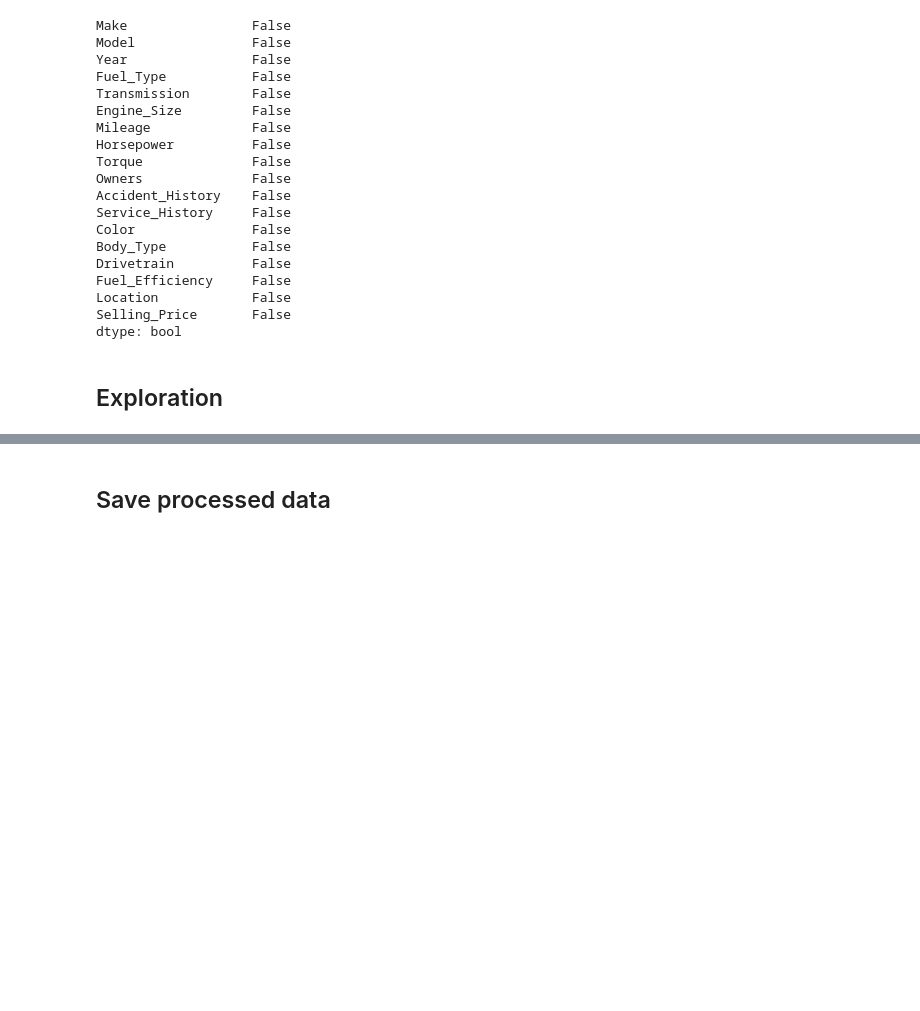
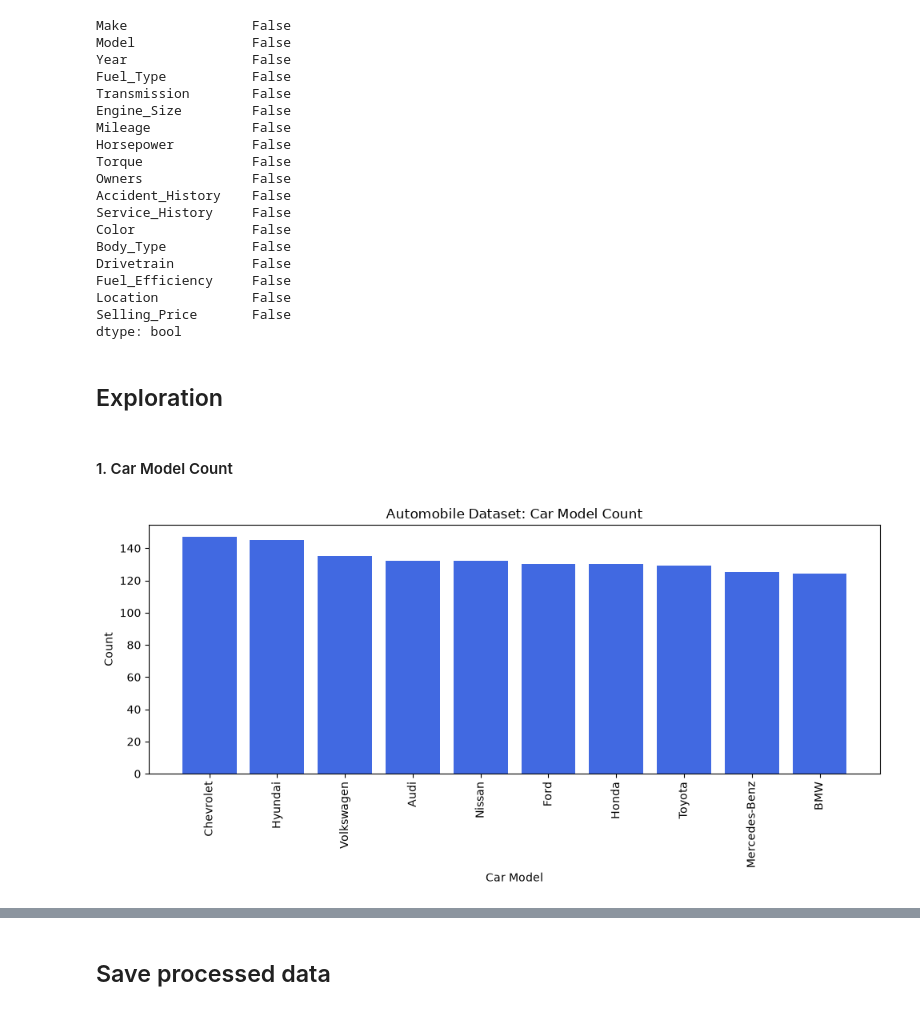
Before and after one commit to Miguel153891/SDOML-project, a Jupyter notebook: notebooks/data_exploration.ipynb, the cells around one changed output, grey strips where cells are left out. Saved outputs shown, nothing was run; the diff lists cells and outputs as text; code cells hidden in the pictures; blank space fills up the shorter version.

Commit message:
Añadir visualizaciones
- Histograma
- Heatmap
- Pruebas scatterplot
- Boxplot por categoría
- Seaborn pairplot experiments

```diff
--- a/notebooks/data_exploration.ipynb
+++ b/notebooks/data_exploration.ipynb
@@ -220,3 +221,16 @@ Selling_Price       False
 dtype: bool
 # %% [markdown]
 ## Exploration
+# %% [markdown]
+#### 1. Car Model Count
+# %%
+plt.figure(figsize=(10, 5))
+car_counts = df["Make"].value_counts()
+plt.bar(car_counts.index, car_counts.values , color='royalblue')
+plt.xlabel("Car Model")
+plt.ylabel("Count")
+plt.xticks(rotation=90)
+plt.title("Automobile Dataset: Car Model Count")
+plt.tight_layout()
+# %% [output]
+[figure, added]
```
Also changed, not shown: parts of 14 cells of this notebook, 1 other file.
